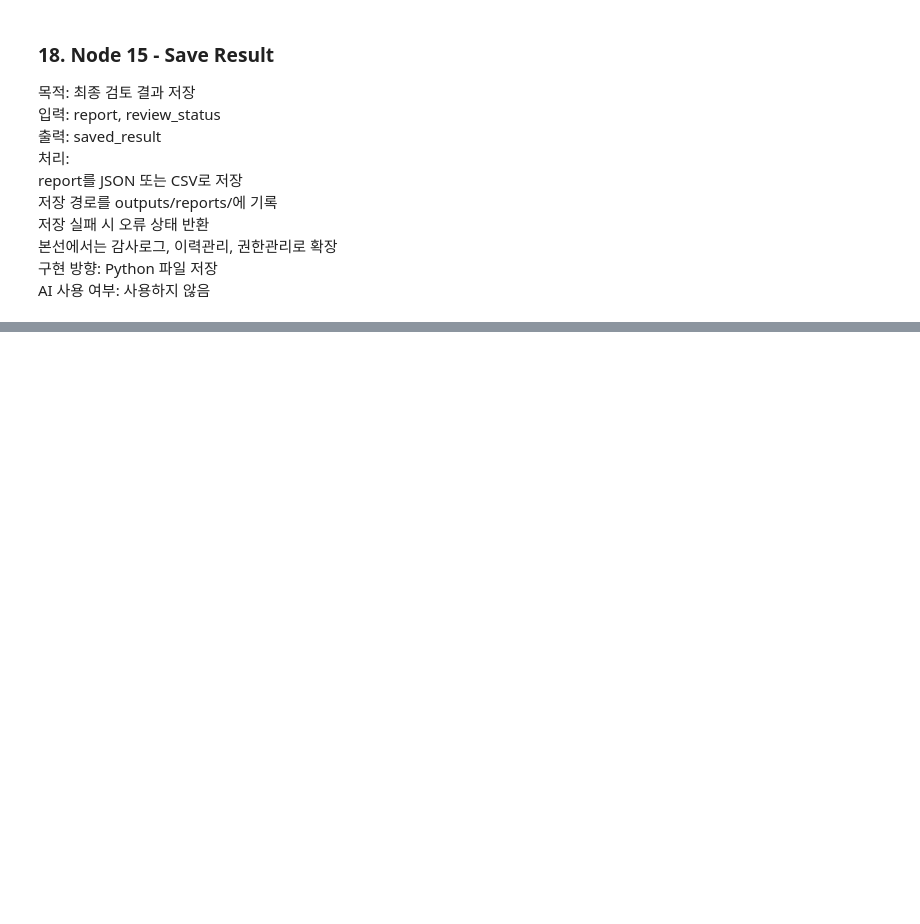
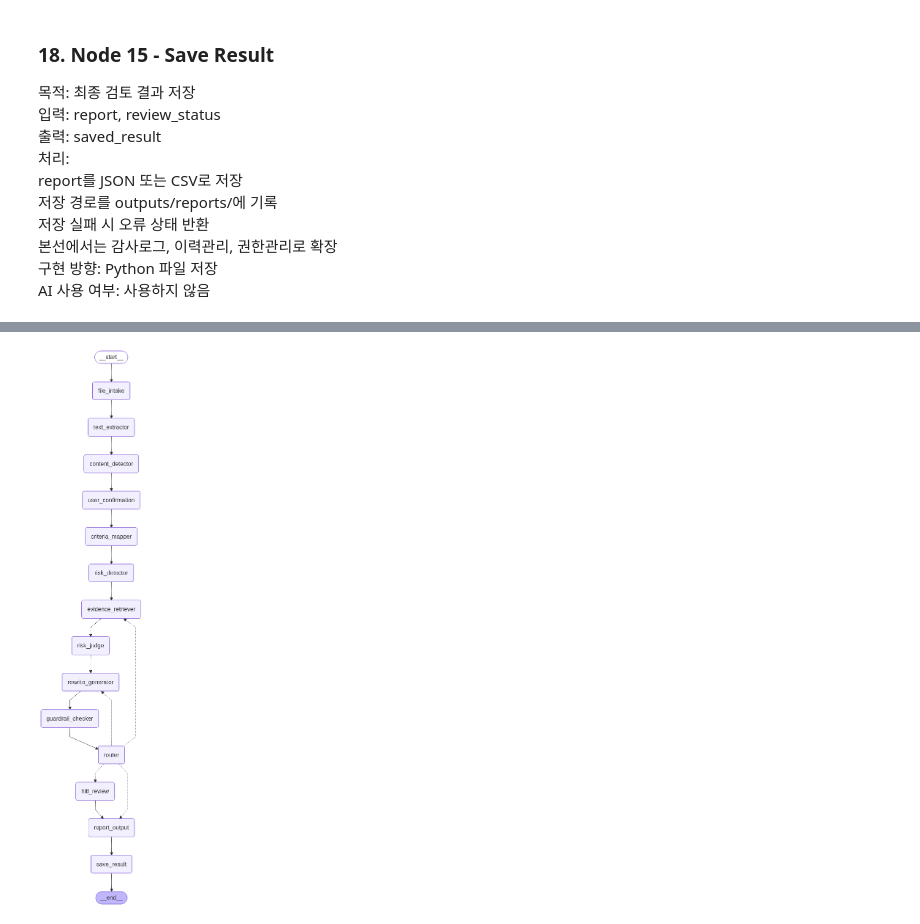
Before and after one commit to uh004/complypilot-jb, a Jupyter notebook: notebooks/poc1_langgraph_state.ipynb, the cells around one changed output, grey strips where cells are left out. Saved outputs shown, nothing was run; the diff lists cells and outputs as text; code cells hidden in the pictures; blank space fills up the shorter version.

Commit message:
Build POC1 LangGraph compliance workflow

```diff
--- a/notebooks/poc1_langgraph_state.ipynb
+++ b/notebooks/poc1_langgraph_state.ipynb
@@ -164,0 +565,6 @@ AI 사용 여부: 사용하지 않음
+# %%
+# data/samples 안의 파일 목록 확인
+sample_files = sorted([p for p in SAMPLES_DIR.rglob("*") if p.is_file()])
+
+for idx, path in enumerate(sample_files, start=1):
+    print(idx, path.relative_to(PROJECT_ROOT), path.stat().st_size, "bytes")
@@ -314,0 +3247,9 @@ AI 사용 여부: 사용하지 않음<br>
+# %%
+state_after_guardrail = guardrail_checker_node(state_after_rewrite)
+
+print("guardrail_status:", state_after_guardrail["guardrail_status"])
+print("needs_hitl:", state_after_guardrail["needs_hitl"])
+print("needs_rewrite:", state_after_guardrail["needs_rewrite"])
+print("needs_retrieval_retry:", state_after_guardrail["needs_retrieval_retry"])
+print("next_action:", state_after_guardrail["next_action"])
+print("guardrail_detail:", state_after_guardrail["guardrail_detail"])
@@ -333,0 +3404,7 @@ AI 사용 여부: 사용하지 않음<br>
+# %%
+state_after_routing = router_node(state_after_guardrail)
+
+print("next_action:", state_after_routing["next_action"])
+print("review_required:", state_after_routing["review_required"])
+print("retry_count:", state_after_routing["retry_count"])
+print("routing_detail:", state_after_routing["routing_detail"])
@@ -350,0 +3744,20 @@ AI 사용 여부: 선택적으로 요약 문장 생성에만 사용
+# %%
+state_after_report = report_builder_node(state_after_routing)
+
+report = state_after_report["report"]
+
+print("report_id:", report["meta"]["report_id"])
+print("summary:", report["judgment"]["summary"])
+print("risk_level:", report["judgment"]["risk_level"])
+print("review_required:", report["judgment"]["review_required"])
+print("json_path:", report["outputs"]["json_path"])
+print("csv_path:", report["outputs"]["csv_path"])
+
+print("\n[탐지 위험]")
+print(report["detected_risks"][:3])
+
+print("\n[근거]")
+for evidence in report["evidence"][:3]:
+    print(evidence["source"], evidence["page"])
+    print(evidence["snippet"][:300])
+    print("-" * 50)
@@ -406,0 +4212,4 @@ Routing 노드가 report / retrieve / rewrite / hitl 중 다음 경로를 선택
+# %%
+compliance_app
+# %% [output]
+[figure, added]
```
Also changed, not shown: parts of 52 cells of this notebook, 3 other files.
